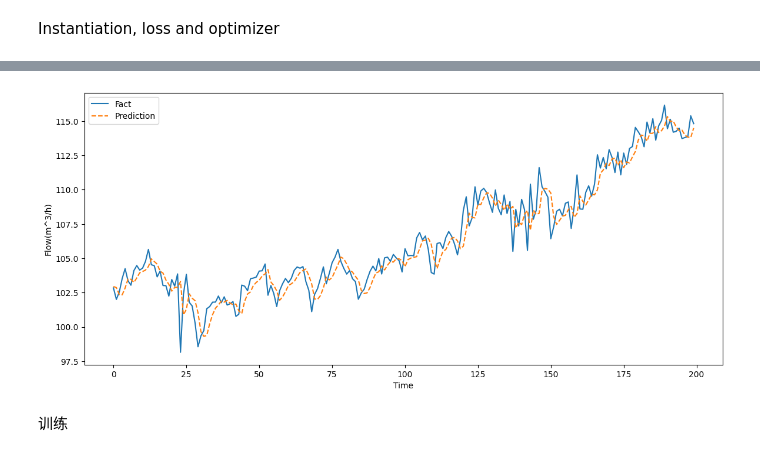
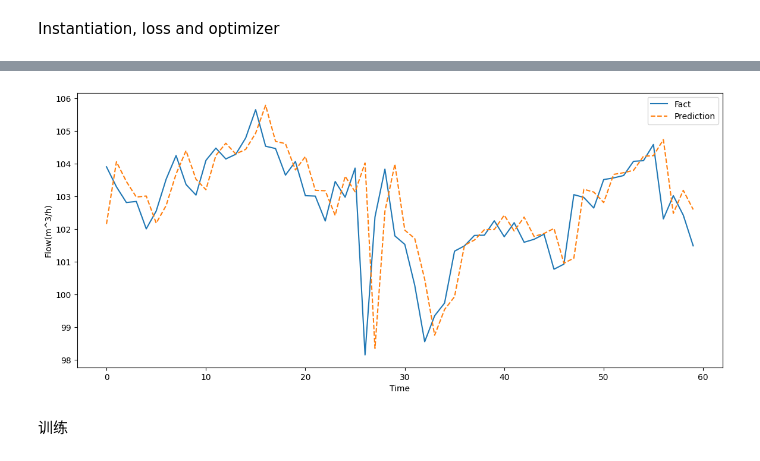
Before and after one commit to mozhou-tech/methanol-flow-prediction, a Jupyter notebook: notebook/lstm.ipynb, the cells around one changed output, grey strips where cells are left out. Drawn from its saved outputs; the diff is of its cells as text; code cells hidden in the pictures.

```diff
--- a/notebook/lstm.ipynb
+++ b/notebook/lstm.ipynb
@@ -47,7 +47,6 @@ test_set = test_df.values.astype(float)
 # 归一化处理
 # %%
 from torch.autograd import Variable
-
 
 def sliding_windows(data, seq_length):
     x = []
@@ -65,7 +64,7 @@ def sliding_windows(data, seq_length):
 sc = MinMaxScaler()
 training_data = sc.fit_transform(train_set)
 
-seq_length = 4
+seq_length = 1
 x, y = sliding_windows(training_data, seq_length)
 
 train_size = int(len(y) * 0.67)
@@ -152,22 +157,22 @@ Epoch: 900, loss: 0.00039
 # %%
 lstm.eval()
 train_predict = lstm(dataX)
 
 data_predict = train_predict.data.numpy()
 dataY_plot = dataY.data.numpy()
 
 data_predict = sc.inverse_transform(data_predict)
 dataY_plot = sc.inverse_transform(dataY_plot)
 
 fig, ax = plt.subplots(figsize=(14, 6))
 ax.set_xlabel('Time')
 ax.set_ylabel('Flow(m^3/h)')
-ax.plot(dataY_plot[:200], label='Fact')
-ax.plot(data_predict[:200], linestyle='--', label='Prediction')
+ax.plot(dataY_plot[:60], label='Fact')
+ax.plot(data_predict[:60], linestyle='--', label='Prediction')
 plt.legend()
 plt.show()
 # %% [output]
-[figure, old version]
+[figure, new version]
 # %% [markdown]
 训练
 # %%
```
Also changed, not shown: parts of 1 cell of this notebook.
